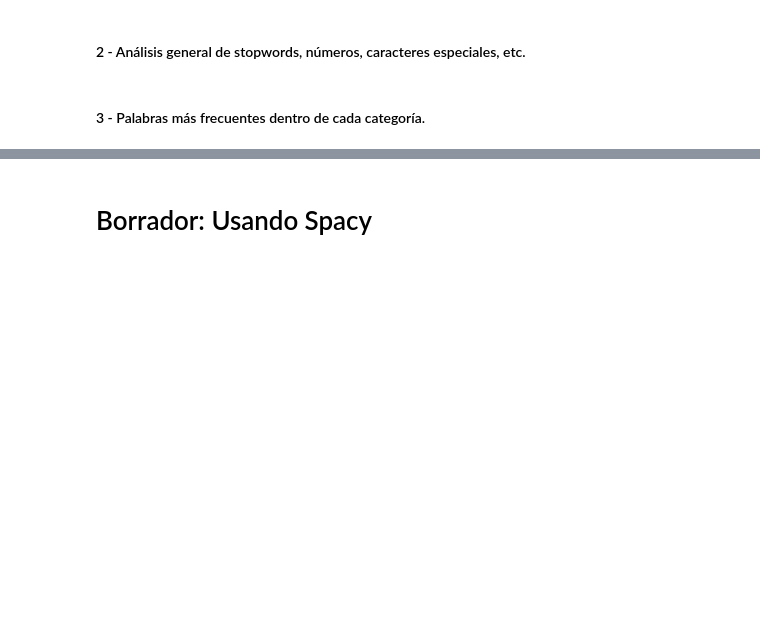
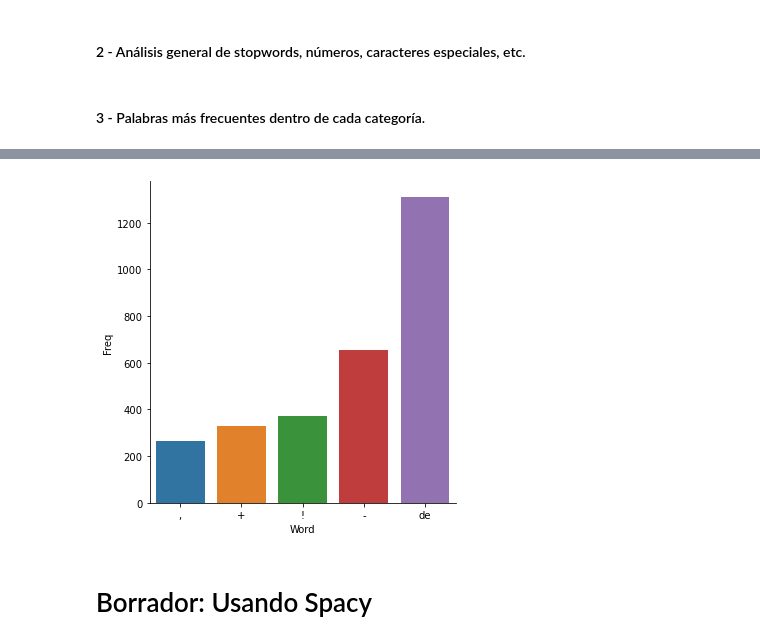
Before and after one commit to mgobbi289/DiploDatos, a Jupyter notebook: Mentoria/01-Analisis_y_Visualizacion.ipynb, the cells around one changed output, grey strips where cells are left out. Saved outputs shown, nothing was run; the diff lists cells and outputs as text; code cells hidden in the pictures; blank space fills up the shorter version.

```diff
--- a/Mentoria/01-Analisis_y_Visualizacion.ipynb
+++ b/Mentoria/01-Analisis_y_Visualizacion.ipynb
@@ -416,0 +437,9 @@ sns.catplot(x='countWord', y='category', data=count_percent_word_category, kind=
+# %%
+# Queremos algo manejable para probar...
+aux = df_nlp.sample(5000)
+# %%
+top_N = 5
+
+aux['tokens'] = aux.apply(tokenizer, axis=1)
+
+aux.sample(5)
@@ -416,0 +453,12 @@ sns.catplot(x='countWord', y='category', data=count_percent_word_category, kind=
+# %%
+# Convierte todos los títulos de las publicaciones en un solo texto.
+doc = aux.title.str.lower().str.cat(sep=' ')
+
+words = nltk.tokenize.word_tokenize(doc)
+word_dist = nltk.FreqDist(words)
+print (word_dist)
+
+rslt = pd.DataFrame(word_dist.most_common(top_N), columns=['Word', 'Freq'])
+
+# Hay demasiadas stop words...
+rslt
@@ -417,3 +473,7 @@ sns.catplot(x='countWord', y='category', data=count_percent_word_category, kind=
+# %%
+sns.catplot(x='Word', y='Freq', data=rslt.sort_values('Freq'), kind='bar');
+# %% [output]
+[figure, added]
 # %% [markdown]
 # Borrador: Usando Spacy
 # %%
```
Also changed, not shown: parts of 23 cells of this notebook.
